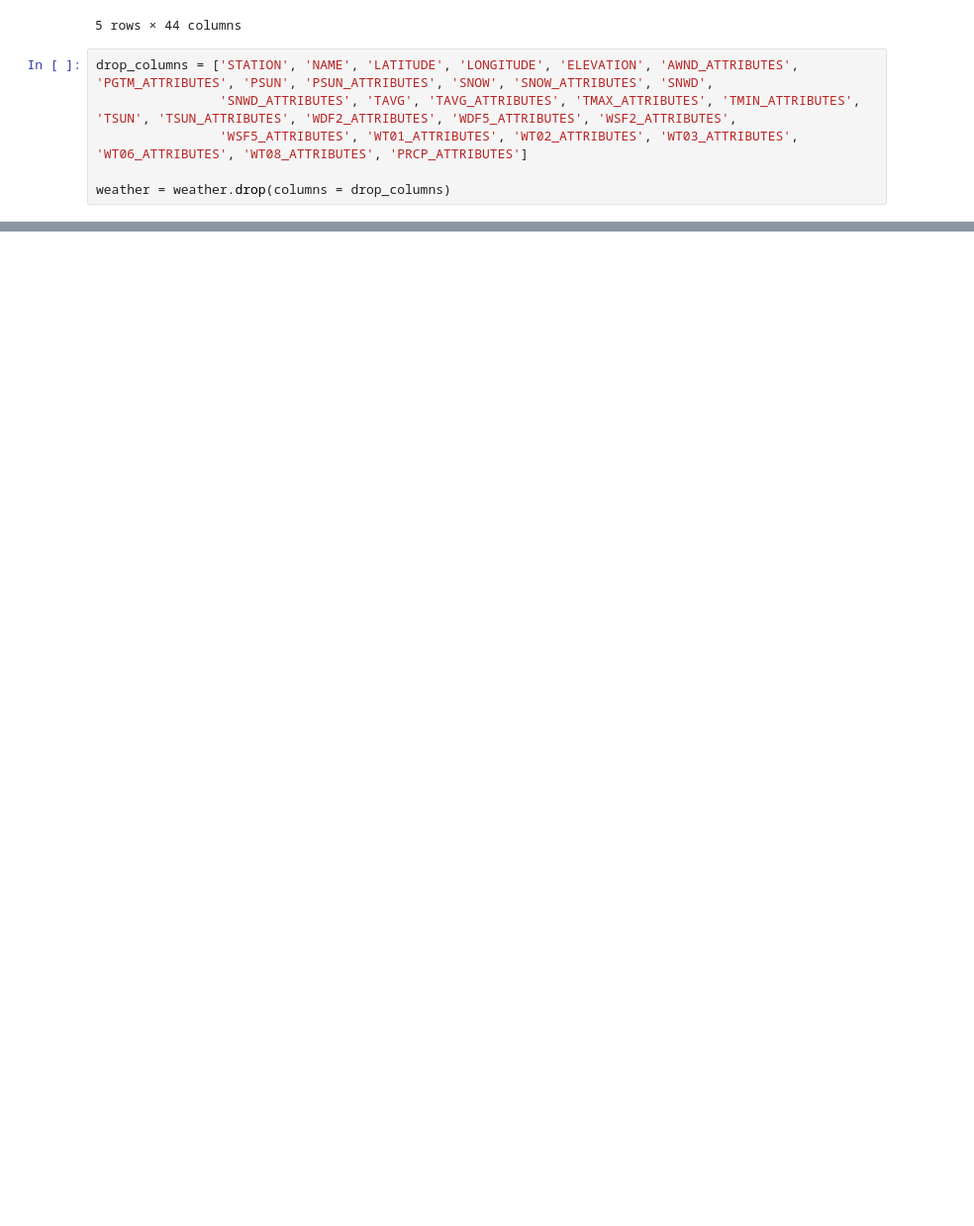
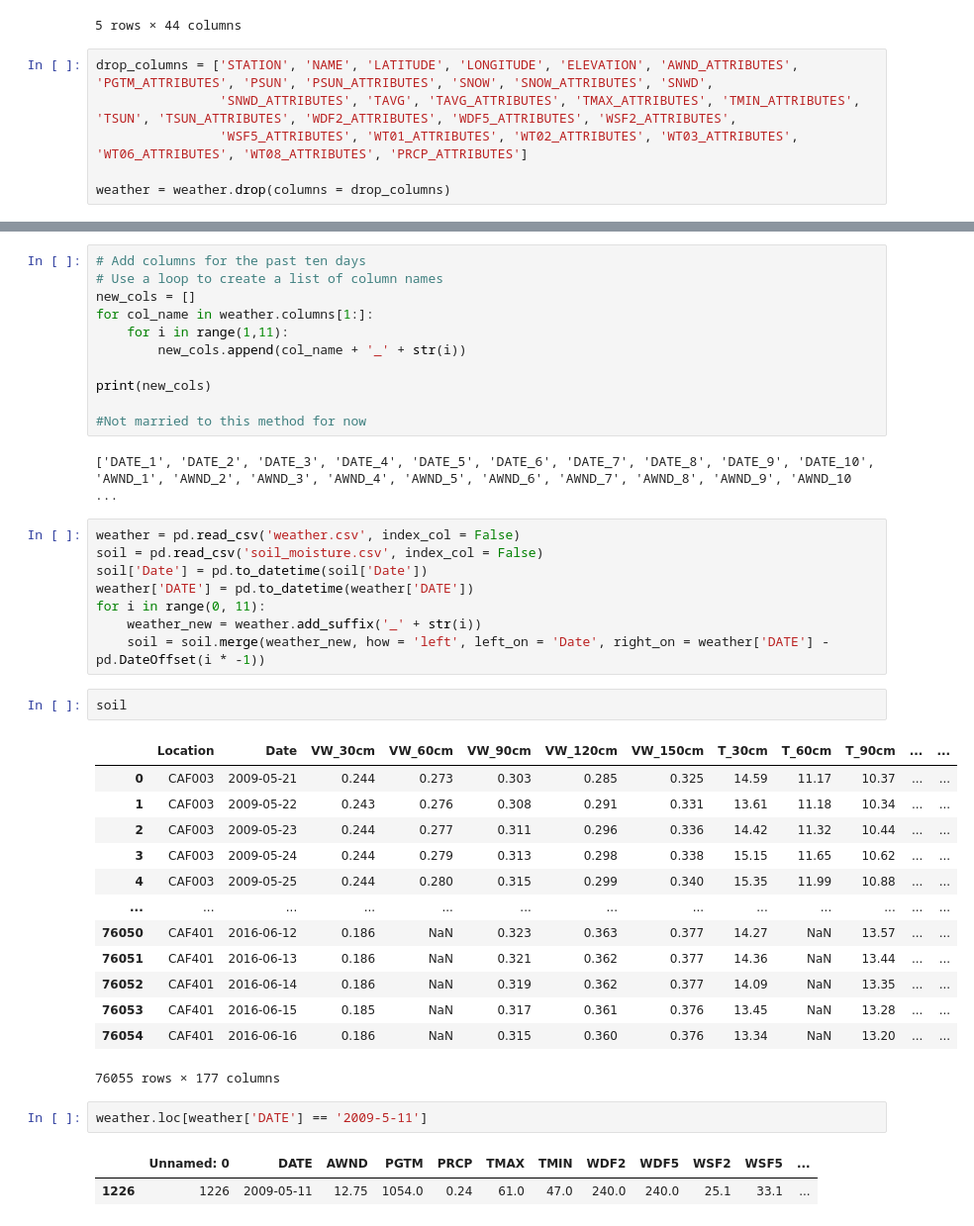
Before and after one commit to cybertraining-dsc/cybertraining-dsc.github.io-v1, a Jupyter notebook: docs/report/fa20-523-305/project/data_cleaning_aggregation.ipynb, the cells around one changed output, grey strips where cells are left out. Shown: that part at 99% size. Saved outputs shown, nothing was run; the diff lists cells and outputs as text; blank space fills up the shorter version.

```diff
--- a/docs/report/fa20-523-305/project/data_cleaning_aggregation.ipynb
+++ b/docs/report/fa20-523-305/project/data_cleaning_aggregation.ipynb
@@ -97,0 +112,42 @@ agg_data.to_csv('soil_moisture.csv')
+# %%
+# Add columns for the past ten days
+# Use a loop to create a list of column names
+new_cols = []
+for col_name in weather.columns[1:]:
+    for i in range(1,11):
+        new_cols.append(col_name + '_' + str(i))
+
+print(new_cols)
+
+#Not married to this method for now
+# %% [output]
+['DATE_1', 'DATE_2', 'DATE_3', 'DATE_4', 'DATE_5', 'DATE_6', 'DATE_7', 'DATE_8', 'DATE_9', 'DATE_10', 'AWND_1', 'AWND_2', 'AWND_3', 'AWND_4', 'AWND_5', 'AWND_6', 'AWND_7', 'AWND_8', 'AWND_9', 'AWND_10 ...
+# %%
+weather = pd.read_csv('weather.csv', index_col = False)
+soil = pd.read_csv('soil_moisture.csv', index_col = False)
+soil['Date'] = pd.to_datetime(soil['Date'])
+weather['DATE'] = pd.to_datetime(weather['DATE'])
+for i in range(0, 11):
+    weather_new = weather.add_suffix('_' + str(i))
+    soil = soil.merge(weather_new, how = 'left', left_on = 'Date', right_on = weather['DATE'] - pd.DateOffset(i * -1))
+# %%
+soil
+# %% [output]
+|  | Location | Date | VW_30cm | VW_60cm | VW_90cm | VW_120cm | VW_150cm | T_30cm | T_60cm | T_90cm | ... | ... |
+| 0 | CAF003 | 2009-05-21 | 0.244 | 0.273 | 0.303 | 0.285 | 0.325 | 14.59 | 11.17 | 10.37 | ... | ... |
+| 1 | CAF003 | 2009-05-22 | 0.243 | 0.276 | 0.308 | 0.291 | 0.331 | 13.61 | 11.18 | 10.34 | ... | ... |
+| 2 | CAF003 | 2009-05-23 | 0.244 | 0.277 | 0.311 | 0.296 | 0.336 | 14.42 | 11.32 | 10.44 | ... | ... |
+| 3 | CAF003 | 2009-05-24 | 0.244 | 0.279 | 0.313 | 0.298 | 0.338 | 15.15 | 11.65 | 10.62 | ... | ... |
+| 4 | CAF003 | 2009-05-25 | 0.244 | 0.280 | 0.315 | 0.299 | 0.340 | 15.35 | 11.99 | 10.88 | ... | ... |
+| ... | ... | ... | ... | ... | ... | ... | ... | ... | ... | ... | ... | ... |
+| 76050 | CAF401 | 2016-06-12 | 0.186 | NaN | 0.323 | 0.363 | 0.377 | 14.27 | NaN | 13.57 | ... | ... |
+| 76051 | CAF401 | 2016-06-13 | 0.186 | NaN | 0.321 | 0.362 | 0.377 | 14.36 | NaN | 13.44 | ... | ... |
+| 76052 | CAF401 | 2016-06-14 | 0.186 | NaN | 0.319 | 0.362 | 0.377 | 14.09 | NaN | 13.35 | ... | ... |
+| 76053 | CAF401 | 2016-06-15 | 0.185 | NaN | 0.317 | 0.361 | 0.376 | 13.45 | NaN | 13.28 | ... | ... |
+| 76054 | CAF401 | 2016-06-16 | 0.186 | NaN | 0.315 | 0.360 | 0.376 | 13.34 | NaN | 13.20 | ... | ... |
+76055 rows × 177 columns
+# %%
+weather.loc[weather['DATE'] == '2009-5-11']
+# %% [output]
+|  | Unnamed: 0 | DATE | AWND | PGTM | PRCP | TMAX | TMIN | WDF2 | WDF5 | WSF2 | WSF5 | ... |
+| 1226 | 1226 | 2009-05-11 | 12.75 | 1054.0 | 0.24 | 61.0 | 47.0 | 240.0 | 240.0 | 25.1 | 33.1 | ... |
```
Also changed, not shown: parts of 10 cells of this notebook, 8 other files.
